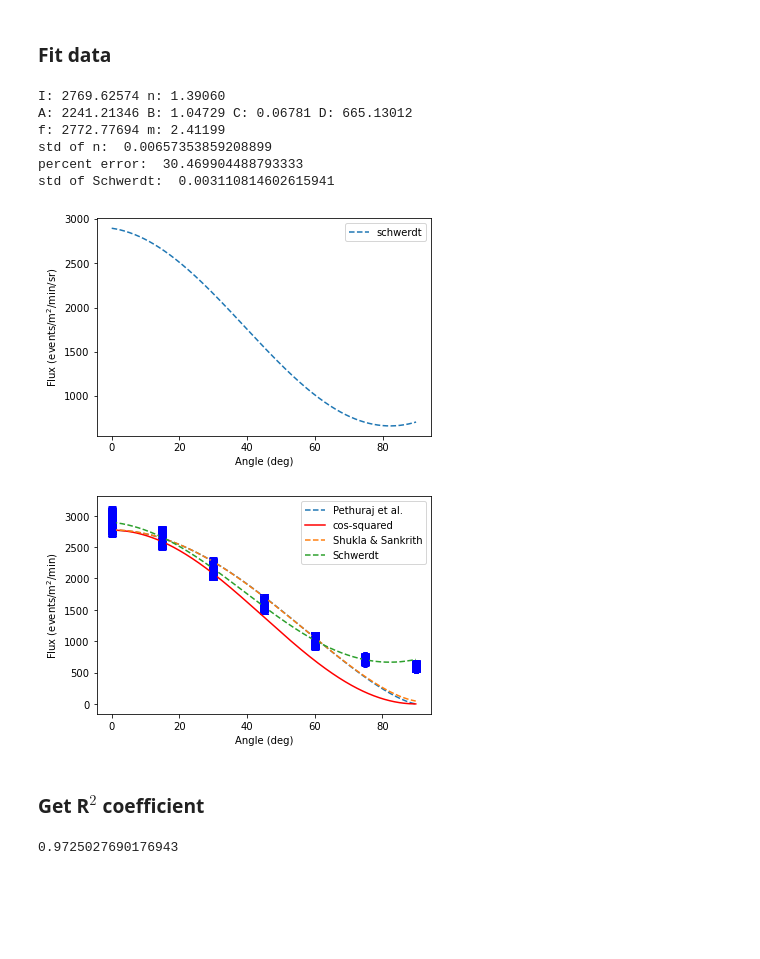
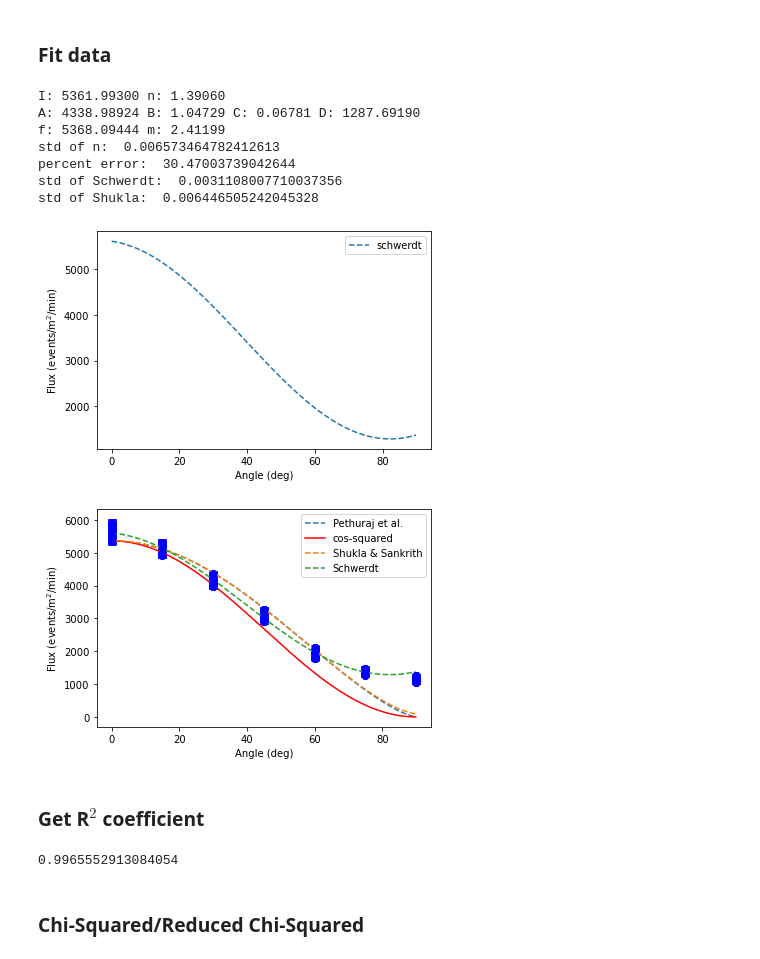
Before and after one commit to ricco-hub/cosmic_rays, a Jupyter notebook: Angles/All/all_analysis.ipynb, the cells around one changed output. Cells and saved outputs as stored; diff of their text form; code cells hidden in the pictures; blank space fills up the shorter version.

Commit message:
Update figures and fit to original e-Lab units

```diff
--- a/Angles/All/all_analysis.ipynb
+++ b/Angles/All/all_analysis.ipynb
@@ -17,28 +17,28 @@ error_15 = [float(f) for f in error_15]
 # %%
 flux_30, error_30 = scatter_flux('30_angle_data_fix.csv')
 remove_outlier(flux_30, error_30)
-flux_30 = [(float(f)/ 1.936) for f in flux_30]
+flux_30 = [float(f) for f in flux_30]
 error_30 = [float(f) for f in error_30]
 # %% [output]
 [figure]
 # %%
 flux_45, error_45 = scatter_flux('45_angle_data.csv')
 remove_outlier(flux_45, error_45)
-flux_45 = [(float(f)/ 1.936) for f in flux_45]
+flux_45 = [float(f) for f in flux_45]
 error_45 = [float(f) for f in error_45]
 # %% [output]
 [figure]
 # %%
 flux_60, error_60 = scatter_flux('60_angle_data.csv')
 remove_outlier(flux_60, error_60)
-flux_60 = [(float(f)/ 1.936) for f in flux_60]
+flux_60 = [float(f) for f in flux_60]
 error_60 = [float(f) for f in error_60]
 # %% [output]
 [figure]
 # %%
 flux_75, error_75 = scatter_flux('75_angle_data_fix.csv')
 remove_outlier(flux_75, error_75)
-flux_75 = [(float(f)/ 1.936) for f in flux_75]
+flux_75 = [float(f) for f in flux_75]
 error_75 = [float(f) for f in error_75]
 # %% [output]
 [figure]
@@ -168,54 +168,58 @@ print('percent error: ', d*100)
 mod_perr = np.sqrt(np.diag(mod_var))
 print('std of Schwerdt: ', mod_perr[2])
 
+shukla_perr = np.sqrt(np.diag(s_var))
+print('std of Shukla: ', shukla_perr[1])
+
 # mod_mod_schwerdt = np.sqrt(np.diag(mod_schwerdt_var))
 # print('std of e: ', mod_mod_schwerdt[2])
 #mod_d = abs((p - 2) / 2)
 #print('percent error: ', mod_d*100)
 
 fit = objective(rad_angles, I, n)
 schwerdt_fit = schwerdt(rad_angles, A, B, C, D)
 ideal = objective(rad_angles, I, 2)
 s_fit = shukla(rad_angles, f, m)
 #mod_schwerdt_fit = (rad_angles, E, F, G,H,e)
 
 x = np.arange(0, 90, 0.1)
 #y_ideal = A + B * (np.cos(x * np.pi/180)**2)
 y_ideal = I * (np.cos(x * np.pi/180)**2)
 #y_fit = A + B * (np.cos(x * np.pi/180)**n)
 y_fit = I * (np.cos(x * np.pi/180)**n)
 y_schwerdt = (A * np.cos(B*(x*np.pi/180) + C)**2) + D
 y_s = f * (np.sqrt(30276*np.cos(x * np.pi/180)**2 + 349) - 174*np.cos(x * np.pi/180))**(-1*(m-1))
 #y_mod_schwerdt_fit = (E * np.cos((F*x * np.pi/180) + G)**(e)) + H
 
 #plt.plot(x, y_fit, linestyle='dashed', label='cos$^{%5.2f}$' %n)
 #plt.plot(x,y_ideal, c='r', label='cos$^2$')
 #plt.plot(x, y_mod_schwerdt_fit, linestyle='dashed', label='schwerdt_mod')
 #plt.plot(x, y_s, linestyle='dashed', label='shukla')
 plt.plot(x, y_schwerdt, linestyle='dashed', label='schwerdt')
 
 plt.xlabel('Angle (deg)')
-plt.ylabel('Flux (events/m$^2$/min/sr)')
+plt.ylabel('Flux (events/m$^2$/min)')
 plt.legend()
 plt.show()
 # %% [output]
-I: 2769.62574 n: 1.39060
-A: 2241.21346 B: 1.04729 C: 0.06781 D: 665.13012
-f: 2772.77694 m: 2.41199
-std of n:  0.00657353859208899
-percent error:  30.469904488793333
-std of Schwerdt:  0.003110814602615941
+I: 5361.99300 n: 1.39060
+A: 4338.98924 B: 1.04729 C: 0.06781 D: 1287.69190
+f: 5368.09444 m: 2.41199
+std of n:  0.006573464782412613
+percent error:  30.47003739042644
+std of Schwerdt:  0.0031108007710037356
+std of Shukla:  0.006446505242045328
-[figure, old version]
+[figure, new version]
 # %%
 angles =  [0, 15, 30, 45, 60, 75, 90]
 
-remove_outlier(flux_0, error_0)
-remove_outlier(flux_15, error_15)
-remove_outlier(flux_30, error_30)
-remove_outlier(flux_45, error_45)
-remove_outlier(flux_60, error_60)
-remove_outlier(flux_75, error_75)
-remove_outlier(flux_90, error_90)
+# remove_outlier(flux_0, error_0)
+# remove_outlier(flux_15, error_15)
+# remove_outlier(flux_30, error_30)
+# remove_outlier(flux_45, error_45)
+# remove_outlier(flux_60, error_60)
+# remove_outlier(flux_75, error_75)
+# remove_outlier(flux_90, error_90)
 
 fluxs =  [flux_0, flux_15, flux_30, flux_45,  flux_60,  flux_75,  flux_90]
 errs = [error_0, error_15, error_30, error_45, error_60, error_75, error_90]
@@ -247,15 +251,15 @@ plt.ylabel('Flux (events/m$^2$/min)')
 plt.legend()
 plt.show()
 # %% [output]
-[figure, old version]
+[figure, new version]
 # %% [markdown]
 ### Get R$^2$ coefficient
 # %%
 from sklearn.metrics import r2_score
-mod_y_pred = schwerdt(rad_angles, A, B, C,D)
-y_pred = objective(rad_angles, I, n)
+y_pred = schwerdt(rad_angles, A,B,C,D)
+#y_pred = ideal
 r2_score(flux_all, y_pred)
-
-#r2_score(flux_all, mod_y_pred)
 # %% [output]
-0.9725027690176943
+0.9965552913084054
+# %% [markdown]
+### Chi-Squared/Reduced Chi-Squared
```
Also changed, not shown: parts of 4 cells of this notebook.
